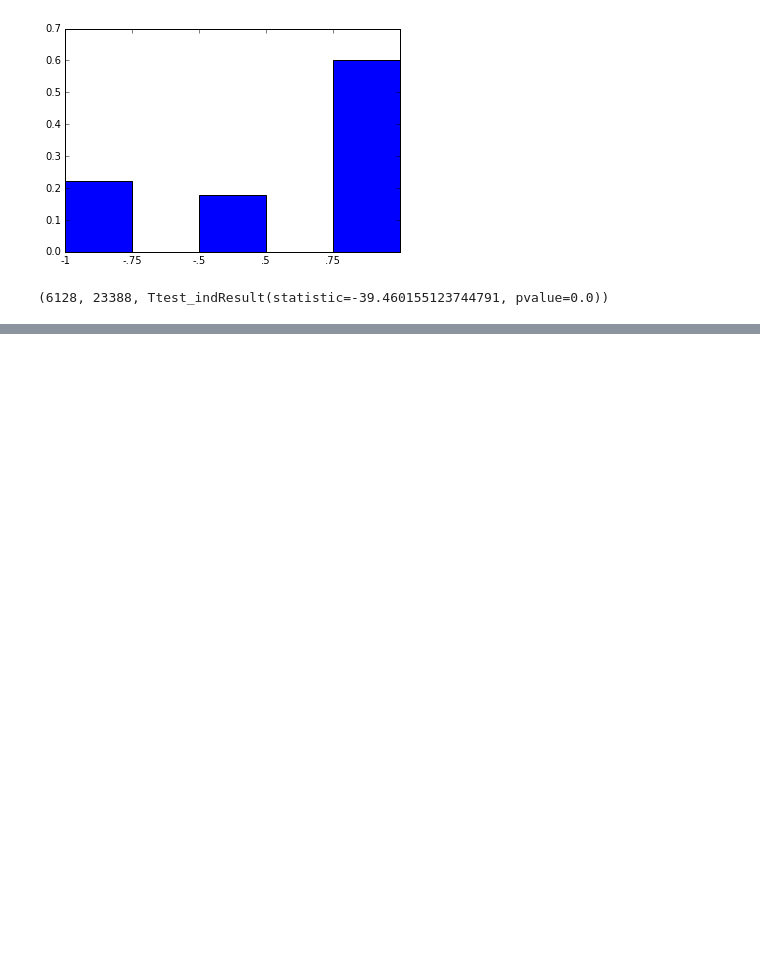
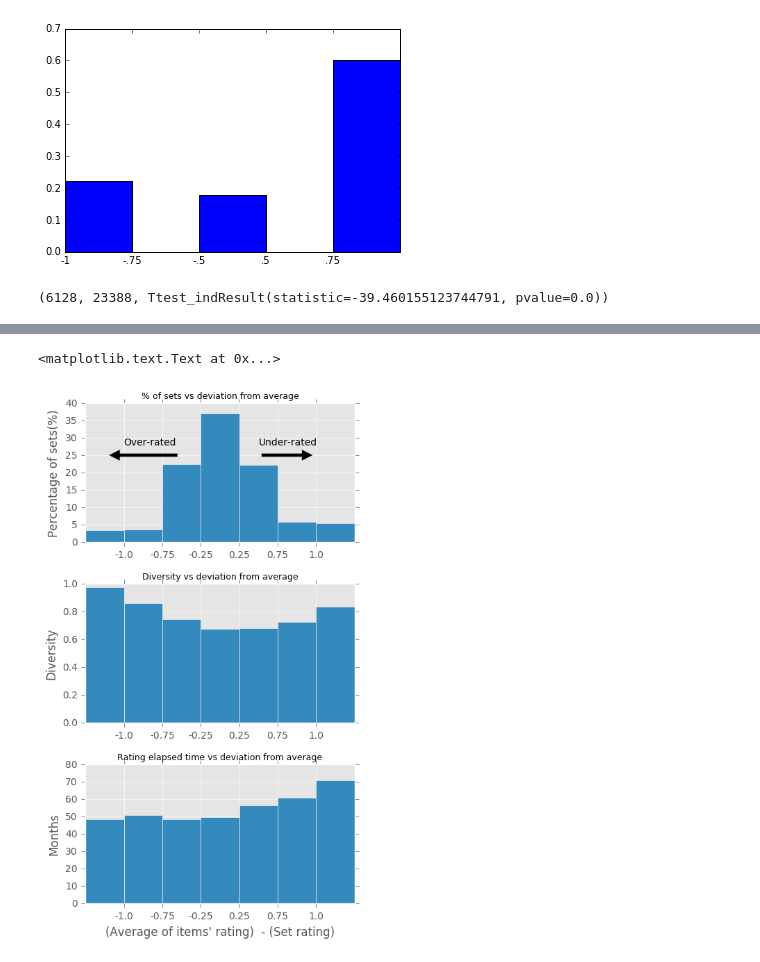
Before and after one commit to mohit-shrma/setrec, a Jupyter notebook: python/grouplens/Grouplens2.ipynb, the cells around one changed output, grey strips where cells are left out. Drawn from its saved outputs; the diff is of its cells as text; code cells hidden in the pictures; blank space fills up the shorter version.

```diff
--- a/python/grouplens/Grouplens2.ipynb
+++ b/python/grouplens/Grouplens2.ipynb
@@ -1726,0 +1841,33 @@ bar(left, height, width=0.8, bottom=None, hold=None, data=None, **kwargs)
+# %%
+plt.style.use('ggplot')
+
+f = plt.figure( figsize=(5,9))
+plt.subplots_adjust(hspace=0.3)
+ax1 = plt.subplot(311)
+ax1.bar(range(len(buckets)), bucketsPcs, width=1)
+ax1.set_ylabel('Percentage of sets(%)')
+ax1.set_xticks([1.0, 2, 3, 4, 5, 6])
+ax1.set_xticklabels(['-1.0', '-0.75', '-0.25', '0.25', '0.75', '1.0'])
+ax1.set_title('% of sets vs deviation from average', fontsize=9)
+ax1.text(4.5, 28, 'Under-rated')
+ax1.annotate('', xy=(6, 25), xytext=(4.5, 25),
+            arrowprops=dict(facecolor='black', shrink=0.05),
+            )
+ax1.text(1, 28, 'Over-rated')
+ax1.annotate('', xy=(0.5, 25), xytext=(2.5, 25),
+            arrowprops=dict(facecolor='black', shrink=0.05),
+            )
+
+ax2 = plt.subplot(312, sharex=ax1)
+ax2.bar(range(len(buckets)), bucketsDev, width=1)
+ax2.set_ylabel('Diversity')
+ax2.set_title('Diversity vs deviation from average', fontsize=9)
+
+ax3 = plt.subplot(313, sharex=ax1)
+ax3.bar(range(len(buckets)), bucketsTstamp, width=1)
+ax3.set_ylabel('Months')
+ax3.set_xlabel('(Average of items\' rating)  - (Set rating)')
+ax3.set_title('Rating elapsed time vs deviation from average', fontsize=9)
+# %% [output]
+<matplotlib.text.Text at 0x...>
+[figure, added]
```
Also changed, not shown: parts of 12 cells of this notebook.
